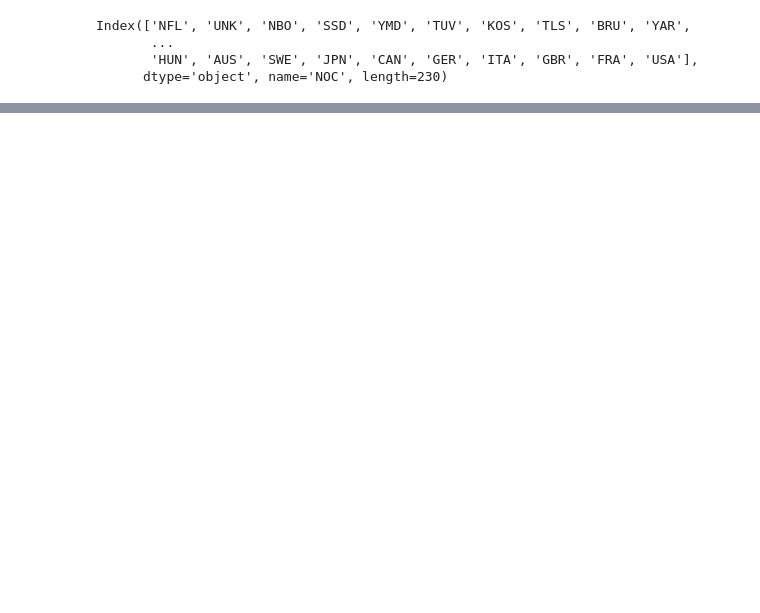
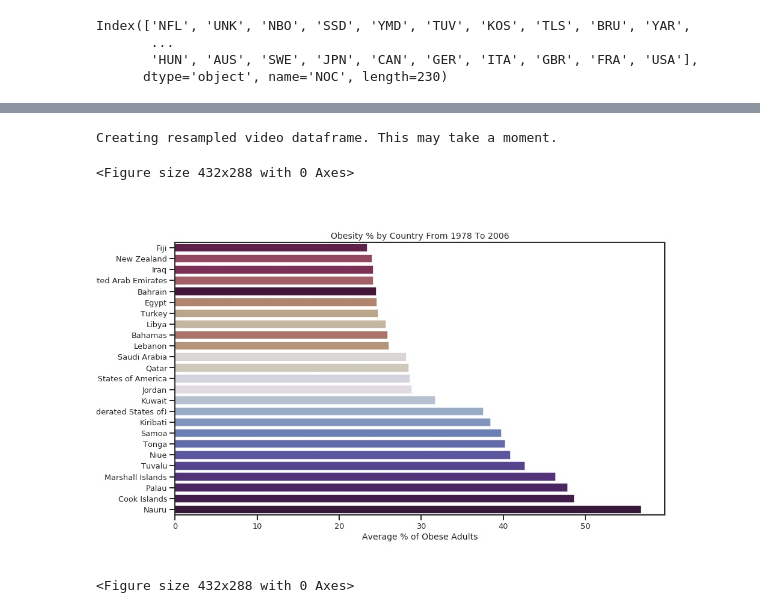
Before and after one commit to lewis-morris/progplot, a Jupyter notebook: Untitled.ipynb, the cells around one changed output, grey strips where cells are left out. Saved outputs shown, nothing was run; the diff lists cells and outputs as text; code cells hidden in the pictures; blank space fills up the shorter version.

```diff
--- a/Untitled.ipynb
+++ b/Untitled.ipynb
@@ -68,0 +129,22 @@ TypeError: float() argument must be a string or a number, not 'Timestamp'
+# %%
+bw = BarWriter(new_df)
+# %%
+bw.set_data("Country", "Year", "ob", resample="1y", groupby_agg="mean", resample_agg="mean",output_agg="4rolling")
+# %%
+bw.set_display_settings(sort=True, use_top_x=25, display_top_x=25,time_in_seconds=30,palette="twilight_shifted",fps=50,x_title="Obesity % by Country", x_label="Average % of Obese Adults", dateformat="%Y",
+                       dpi=75)
+# %% [output]
+Creating resampled video dataframe. This may take a moment.
+# %%
+sns.set_context("talk",font_scale=.75)
+sns.set_style("dark")
+sns.set_style("ticks")
+sns.despine()
+# %% [output]
+<Figure size 432x288 with 0 Axes>
+# %%
+sns.despine(offset=10, trim=True);
+bw.test_chart()
+# %% [output]
+[figure, added]
+<Figure size 432x288 with 0 Axes>
```
Also changed, not shown: parts of 39 cells of this notebook, 5 other files.
